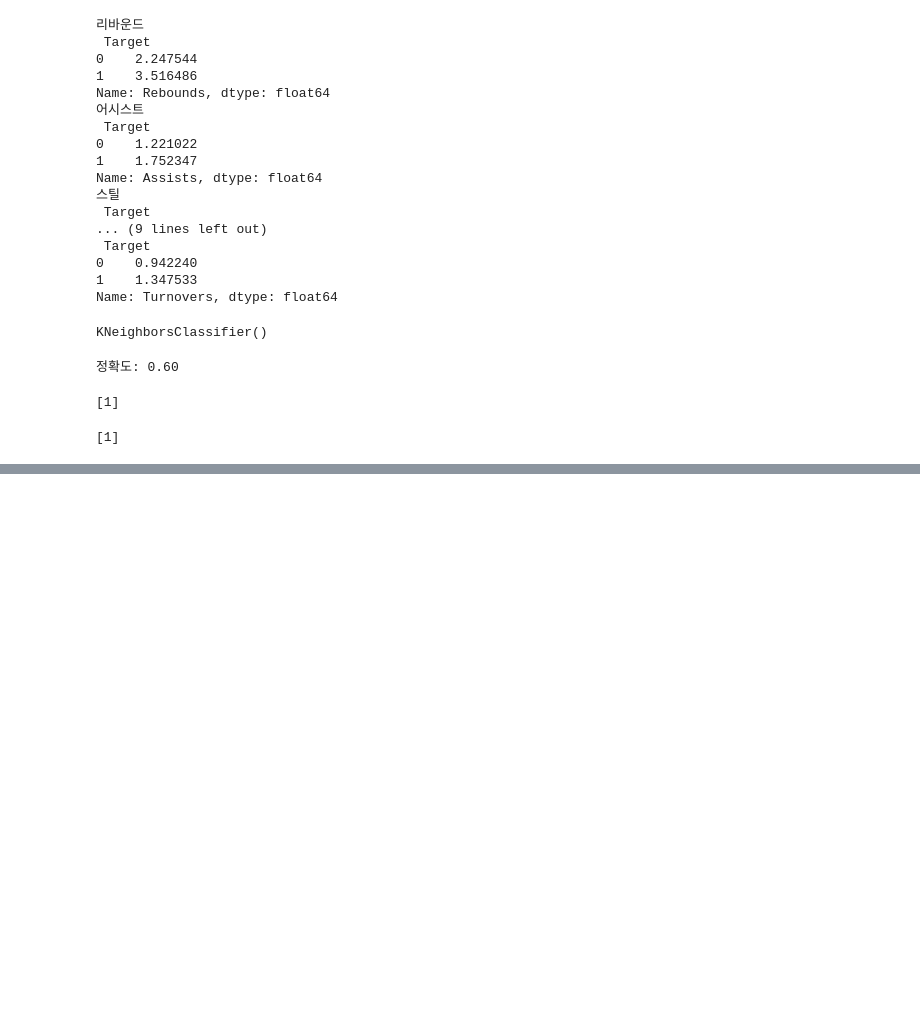
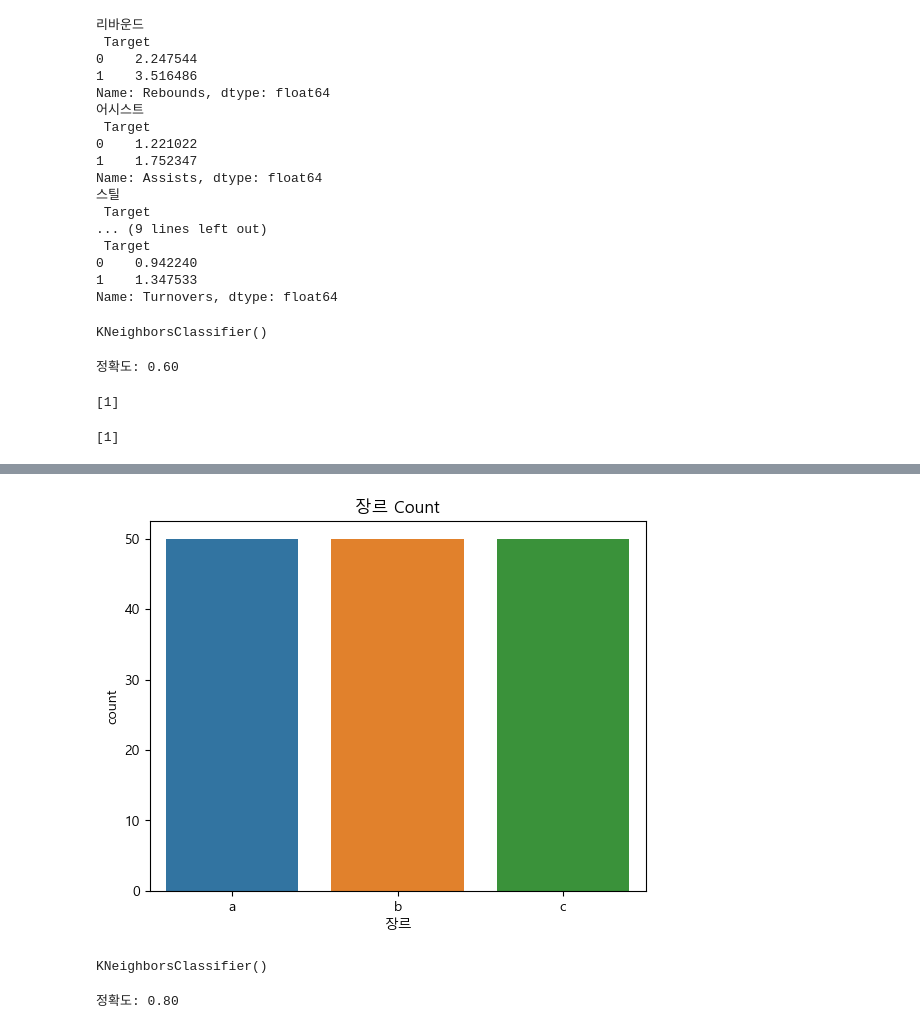
Before and after one commit to cyc20480/Data_Analysis_JBEDU, a Jupyter notebook: 080124_001.ipynb, the cells around one changed output, grey strips where cells are left out. Cells and saved outputs as stored; diff of their text form; code cells hidden in the pictures; blank space fills up the shorter version.

```diff
--- a/080124_001.ipynb
+++ b/080124_001.ipynb
@@ -201,0 +209,15 @@ print(prediction)
+# %%
+import numpy as np
+import pandas as pd
+import matplotlib.pyplot as plt
+import seaborn as sns
+from sklearn.datasets import load_iris
+from sklearn.model_selection import train_test_split
+from sklearn.neighbors import KNeighborsClassifier
+from sklearn.metrics import accuracy_score
+
+plt.rc('font', family='malgun gothic')    # 한글처리
+plt.rcParams['axes.unicode_minus']=False  # '- 표시
+# %%
+df = pd.read_csv('Data/유튜브장르.csv', encoding = 'cp949')
+df.info()
@@ -201,0 +252,6 @@ print(prediction)
+# %%
+sns.countplot(x='장르', data = df)
+plt.title("장르 Count")
+plt.show()
+# %% [output]
+[figure, added]
@@ -201,0 +265,13 @@ print(prediction)
+# %%
+nn.fit(x1_train, y1_train) #모델을 Test Set 으로 훈련
+# %% [output]
+KNeighborsClassifier()
+# %%
+y1_pred = nn.predict(x1_test)
+
+# 정확도 출력
+
+accuracy1 = accuracy_score(y1_test,y1_pred)
+print(f'정확도: {accuracy1:.2f}')
+# %% [output]
+정확도: 0.80
```
Also changed, not shown: parts of 9 cells of this notebook.
